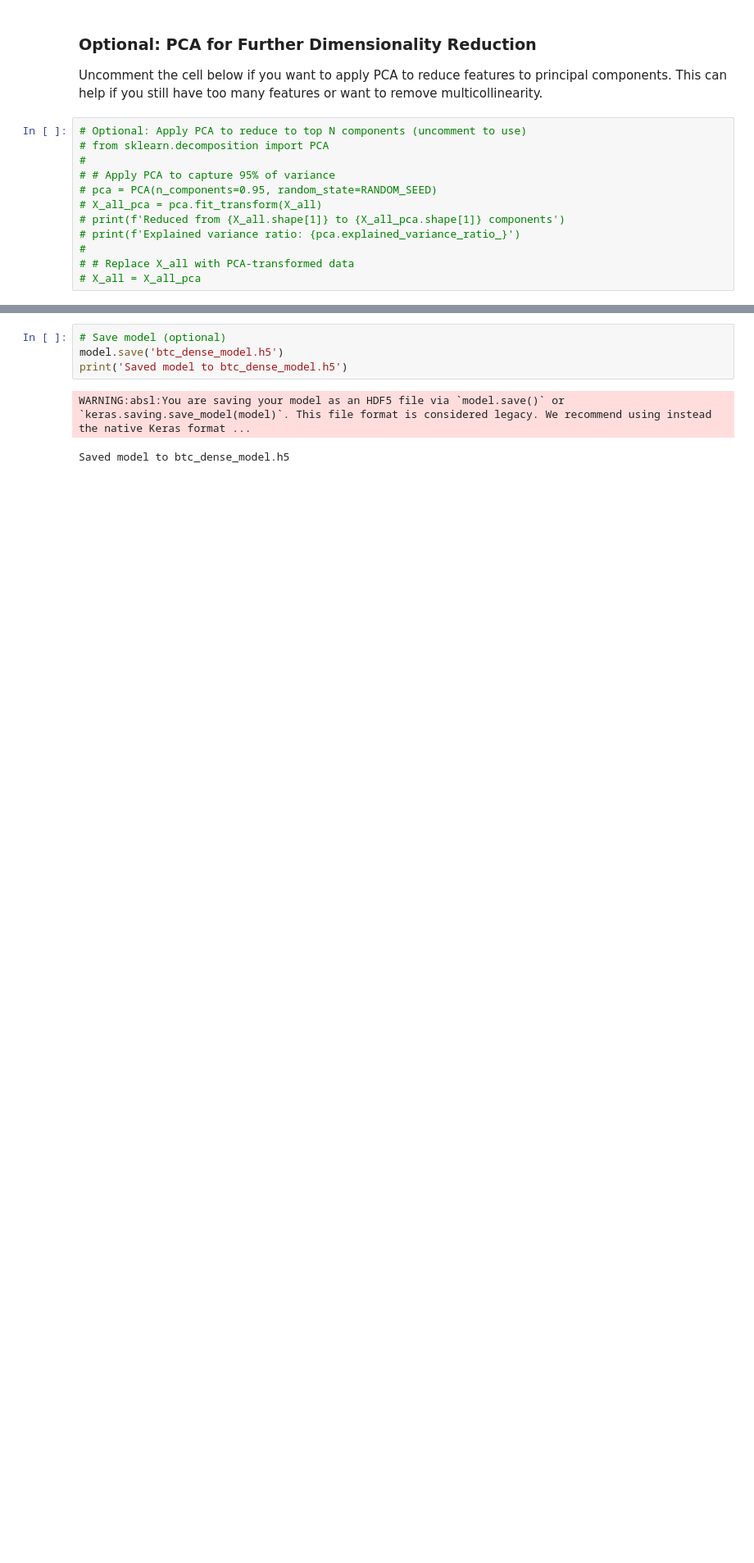
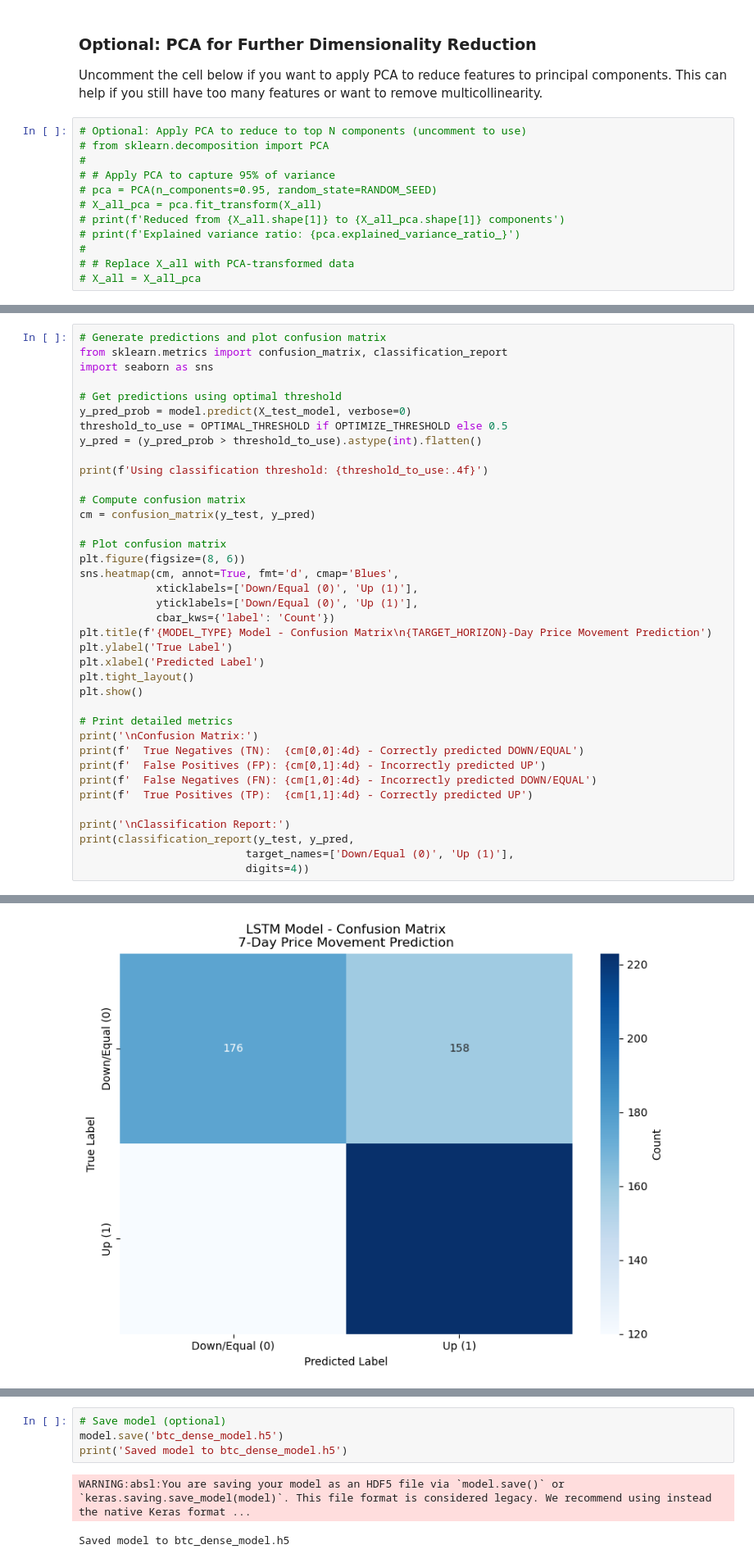
Before and after one commit to ChristinaTUNA/BTC-ANN-Price-Movement-Prediction, a Jupyter notebook: ann_model_pipeline.ipynb, the cells around one changed output, grey strips where cells are left out. Shown at 82% size. Saved outputs shown, nothing was run; the diff lists cells and outputs as text; blank space fills up the shorter version.

Commit message:
Ann model

```diff
--- a/ann_model_pipeline.ipynb
+++ b/ann_model_pipeline.ipynb
@@ -255,0 +790,39 @@ Test loss, Test accuracy, Test AUC: [0.7284995317459106, 0.466539204120636, 0.55
+# %%
+# Generate predictions and plot confusion matrix
+from sklearn.metrics import confusion_matrix, classification_report
+import seaborn as sns
+
+# Get predictions using optimal threshold
+y_pred_prob = model.predict(X_test_model, verbose=0)
+threshold_to_use = OPTIMAL_THRESHOLD if OPTIMIZE_THRESHOLD else 0.5
+y_pred = (y_pred_prob > threshold_to_use).astype(int).flatten()
+
+print(f'Using classification threshold: {threshold_to_use:.4f}')
+
+# Compute confusion matrix
+cm = confusion_matrix(y_test, y_pred)
+
+# Plot confusion matrix
+plt.figure(figsize=(8, 6))
+sns.heatmap(cm, annot=True, fmt='d', cmap='Blues',
+            xticklabels=['Down/Equal (0)', 'Up (1)'],
+            yticklabels=['Down/Equal (0)', 'Up (1)'],
+            cbar_kws={'label': 'Count'})
+plt.title(f'{MODEL_TYPE} Model - Confusion Matrix\n{TARGET_HORIZON}-Day Price Movement Prediction')
+plt.ylabel('True Label')
+plt.xlabel('Predicted Label')
+plt.tight_layout()
+plt.show()
+
+# Print detailed metrics
+print('\nConfusion Matrix:')
+print(f'  True Negatives (TN):  {cm[0,0]:4d} - Correctly predicted DOWN/EQUAL')
+print(f'  False Positives (FP): {cm[0,1]:4d} - Incorrectly predicted UP')
+print(f'  False Negatives (FN): {cm[1,0]:4d} - Incorrectly predicted DOWN/EQUAL')
+print(f'  True Positives (TP):  {cm[1,1]:4d} - Correctly predicted UP')
+
+print('\nClassification Report:')
+print(classification_report(y_test, y_pred,
+                          target_names=['Down/Equal (0)', 'Up (1)'],
+                          digits=4))
+# %% [output]
@@ -255,0 +830 @@ Test loss, Test accuracy, Test AUC: [0.7284995317459106, 0.466539204120636, 0.55
+[figure, added]
```
Also changed, not shown: parts of 19 cells of this notebook, 8 other files.
